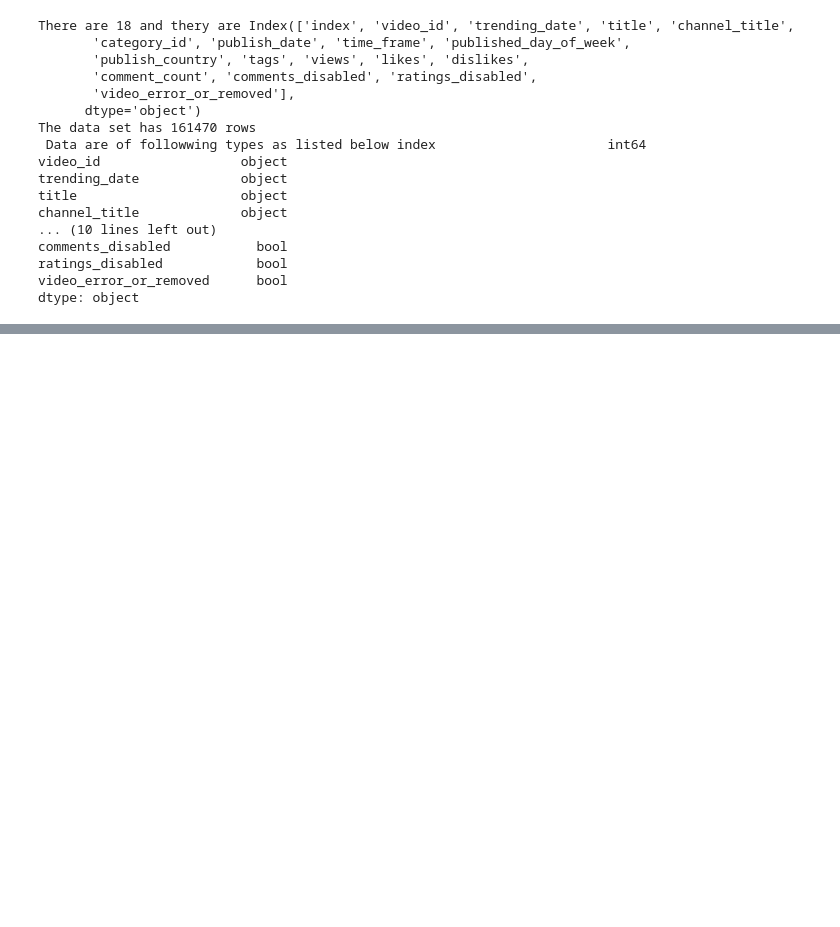
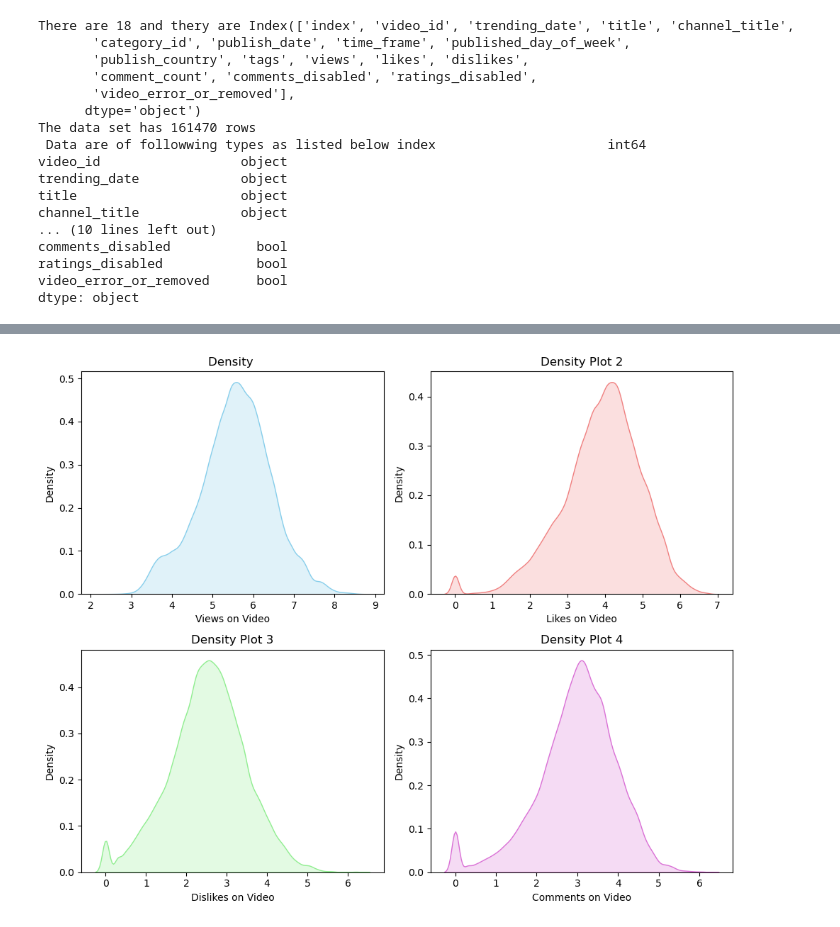
Before and after one commit to Aadarsh524/video-engagement-predictor, a Jupyter notebook: notebooks/01_eda.ipynb, the cells around one changed output, grey strips where cells are left out. Drawn from its saved outputs; the diff is of its cells as text; code cells hidden in the pictures; blank space fills up the shorter version.

```diff
--- a/notebooks/01_eda.ipynb
+++ b/notebooks/01_eda.ipynb
@@ -97,0 +121,29 @@ plt.show()
+# %%
+import seaborn as sns
+
+fig, axs = plt.subplots(2, 2, figsize=(10, 8))
+
+sns.kdeplot(np.log10(df['views']+1), ax=axs[0, 0], fill=True, color='skyblue')
+axs[0, 0].set_title('Density ')
+axs[0, 0].set_xlabel('Views on Video')
+axs[0, 0].set_ylabel('Density')
+
+sns.kdeplot(np.log10(df['likes']+1), ax=axs[0, 1], fill=True, color='lightcoral')
+axs[0, 1].set_title('Density Plot 2')
+axs[0, 1].set_xlabel('Likes on Video')
+axs[0, 1].set_ylabel('Density')
+
+sns.kdeplot(np.log10(df['dislikes']+1), ax=axs[1, 0], fill=True, color='lightgreen')
+axs[1, 0].set_title('Density Plot 3')
+axs[1, 0].set_xlabel('Dislikes on Video')
+axs[1, 0].set_ylabel('Density')
+
+sns.kdeplot(np.log10(df['comment_count']+1), ax=axs[1, 1], fill=True, color='orchid')
+axs[1, 1].set_title('Density Plot 4')
+axs[1, 1].set_xlabel('Comments on Video')
+axs[1, 1].set_ylabel('Density')
+
+plt.tight_layout()
+plt.show()
+# %% [output]
+[figure, added]
```
Also changed, not shown: parts of 4 cells of this notebook.
